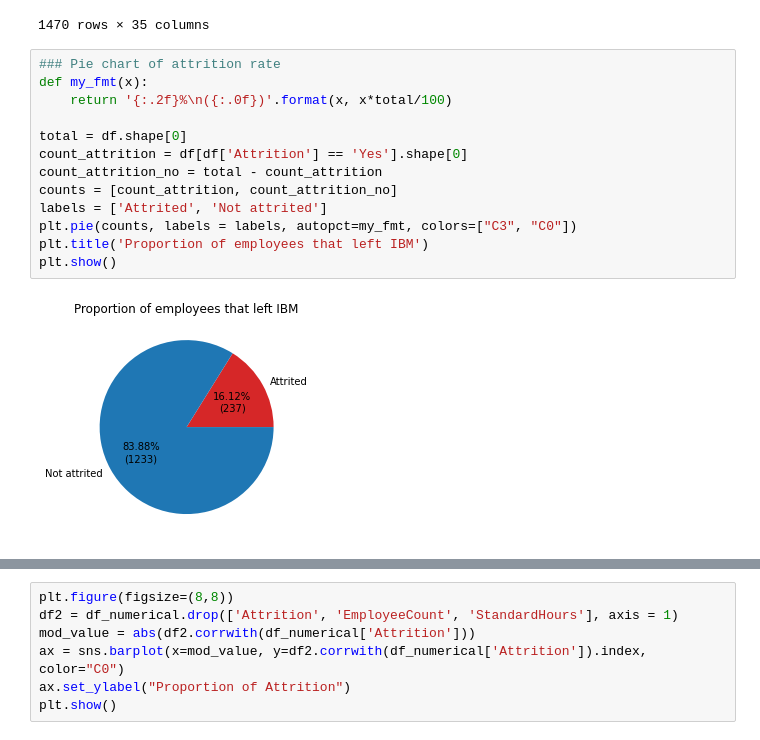
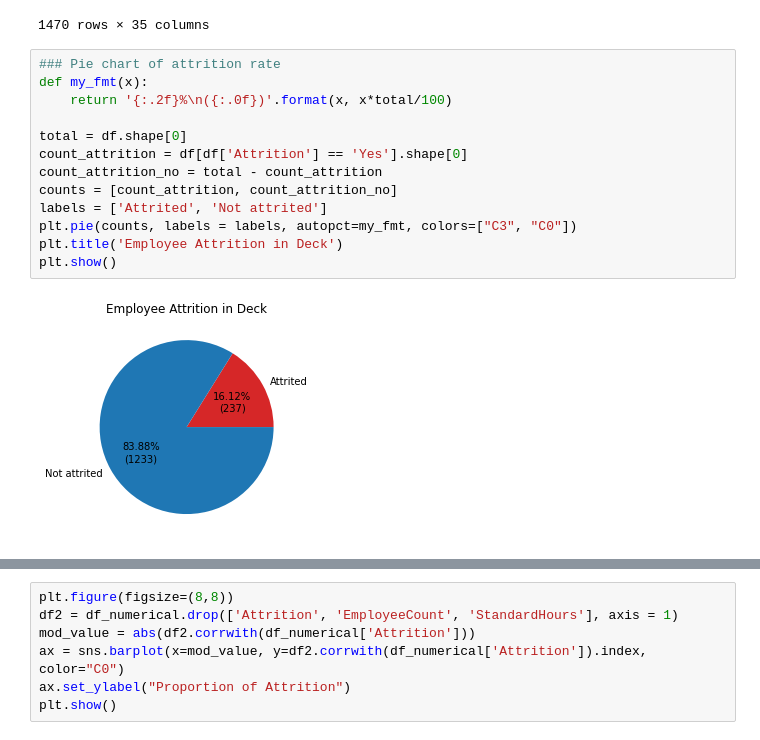
Before and after one commit to Wincenttjoi/employee-data-visualization, a Jupyter notebook: Final.ipynb, the cells around one changed output, grey strips where cells are left out. Drawn from its saved outputs; the diff is of its cells as text.

```diff
--- a/Final.ipynb
+++ b/Final.ipynb
@@ -29,18 +29,18 @@ df
 # %%
 ### Pie chart of attrition rate
 def my_fmt(x):
     return '{:.2f}%\n({:.0f})'.format(x, x*total/100)
 
 total = df.shape[0]
 count_attrition = df[df['Attrition'] == 'Yes'].shape[0]
 count_attrition_no = total - count_attrition
 counts = [count_attrition, count_attrition_no]
 labels = ['Attrited', 'Not attrited']
 plt.pie(counts, labels = labels, autopct=my_fmt, colors=["C3", "C0"])
-plt.title('Proportion of employees that left IBM')
+plt.title('Employee Attrition in Deck')
 plt.show()
 # %% [output]
-[figure, old version]
+[figure, new version]
 # %%
 df_numerical = df.select_dtypes("int")
 df_numerical['OverTime'] = df['OverTime'].replace(['Yes', 'No'], [1,0])
```
Also changed, not shown: parts of 6 cells of this notebook.
